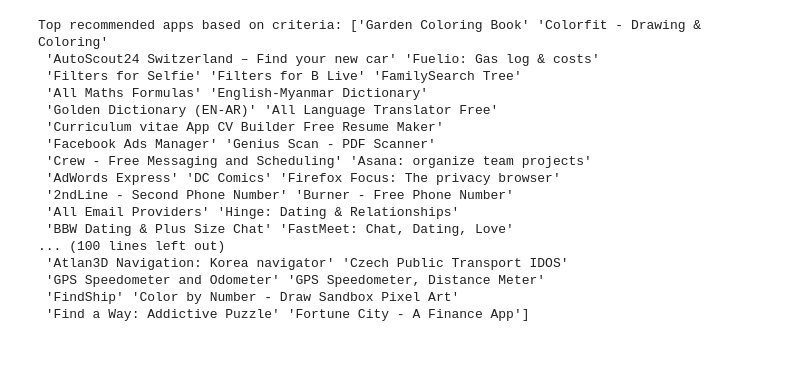
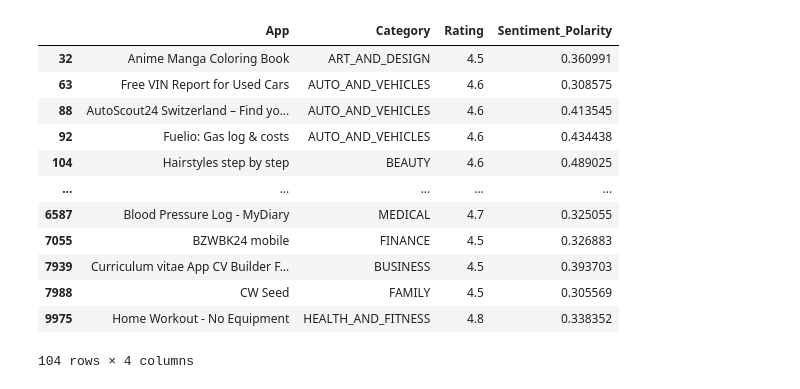
Before and after one commit to bhaskoro-muthohar/ds-delmanio, a Jupyter notebook: notebooks/exploratory_analysis.ipynb, the cells around one changed output. Drawn from its saved outputs; the diff is of its cells as text; code cells hidden in the pictures; blank space fills up the shorter version.

```diff
--- a/notebooks/exploratory_analysis.ipynb
+++ b/notebooks/exploratory_analysis.ipynb
@@ -85,27 +303,21 @@ plt.show()
-# %%
-# Filter apps based on criteria: high ratings, reasonable number of installs, and overall positive sentiment
-filtered_apps = merged_df[(merged_df['Rating'] > 4.0) &
-                          (merged_df['Installs'] > 100000) &
-                          (merged_df['Installs'] < 5000000) &
-                          (merged_df['Sentiment'] == 'Positive')]
-
-top_apps = filtered_apps['App'].unique()
-print("Top recommended apps based on criteria:", top_apps)
-# %% [output]
-Top recommended apps based on criteria: ['Garden Coloring Book' 'Colorfit - Drawing & Coloring'
- 'AutoScout24 Switzerland – Find your new car' 'Fuelio: Gas log & costs'
- 'Filters for Selfie' 'Filters for B Live' 'FamilySearch Tree'
- 'All Maths Formulas' 'English-Myanmar Dictionary'
- 'Golden Dictionary (EN-AR)' 'All Language Translator Free'
- 'Curriculum vitae App CV Builder Free Resume Maker'
- 'Facebook Ads Manager' 'Genius Scan - PDF Scanner'
- 'Crew - Free Messaging and Scheduling' 'Asana: organize team projects'
- 'AdWords Express' 'DC Comics' 'Firefox Focus: The privacy browser'
- '2ndLine - Second Phone Number' 'Burner - Free Phone Number'
- 'All Email Providers' 'Hinge: Dating & Relationships'
- 'BBW Dating & Plus Size Chat' 'FastMeet: Chat, Dating, Love'
-... (100 lines left out)
- 'Atlan3D Navigation: Korea navigator' 'Czech Public Transport IDOS'
- 'GPS Speedometer and Odometer' 'GPS Speedometer, Distance Meter'
- 'FindShip' 'Color by Number - Draw Sandbox Pixel Art'
- 'Find a Way: Addictive Puzzle' 'Fortune City - A Finance App']
+# %%
+# Identify top-rated apps with positive sentiment
+recommended_apps = apps_enriched_df[(apps_enriched_df['Rating'] >= 4.5) &
+                                    (apps_enriched_df['Sentiment_Polarity'] > 0.3)]
+recommended_apps = recommended_apps[['App', 'Category', 'Rating', 'Sentiment_Polarity']]
+# %%
+recommended_apps
+# %% [output]
+|  | App | Category | Rating | Sentiment_Polarity |
+| 32 | Anime Manga Coloring Book | ART_AND_DESIGN | 4.5 | 0.360991 |
+| 63 | Free VIN Report for Used Cars | AUTO_AND_VEHICLES | 4.6 | 0.308575 |
+| 88 | AutoScout24 Switzerland – Find yo... | AUTO_AND_VEHICLES | 4.6 | 0.413545 |
+| 92 | Fuelio: Gas log & costs | AUTO_AND_VEHICLES | 4.6 | 0.434438 |
+| 104 | Hairstyles step by step | BEAUTY | 4.6 | 0.489025 |
+| ... | ... | ... | ... | ... |
+| 6587 | Blood Pressure Log - MyDiary | MEDICAL | 4.7 | 0.325055 |
+| 7055 | BZWBK24 mobile | FINANCE | 4.5 | 0.326883 |
+| 7939 | Curriculum vitae App CV Builder F... | BUSINESS | 4.5 | 0.393703 |
+| 7988 | CW Seed | FAMILY | 4.5 | 0.305569 |
+| 9975 | Home Workout - No Equipment | HEALTH_AND_FITNESS | 4.8 | 0.338352 |
+104 rows × 4 columns
```
Also changed, not shown: parts of 29 cells of this notebook, 12 other files.
